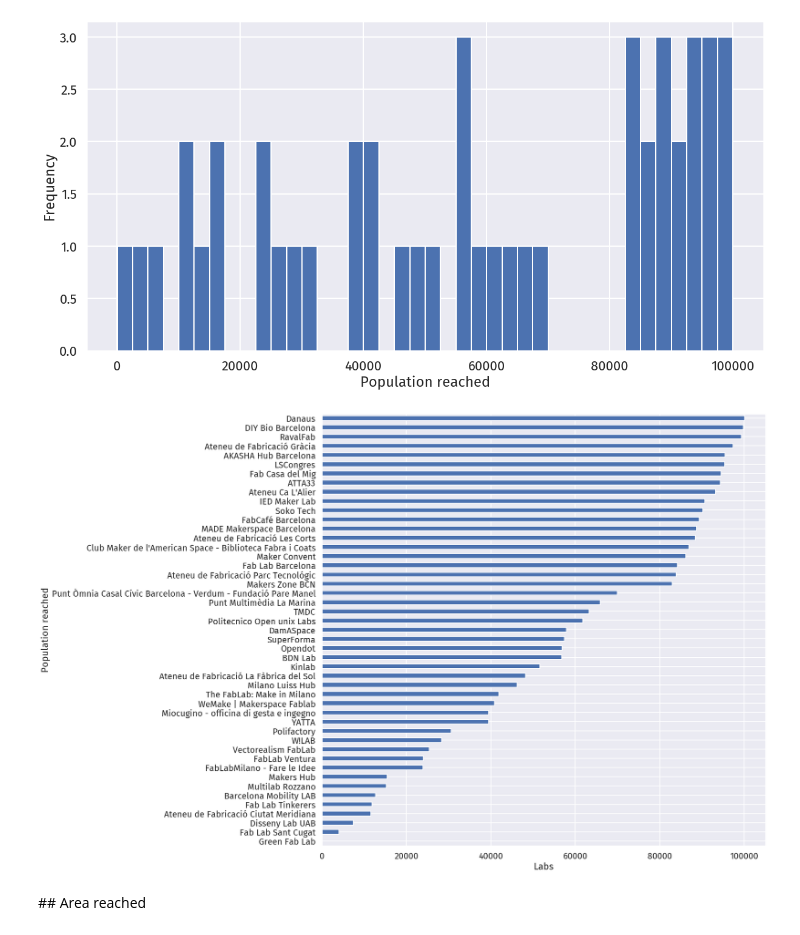
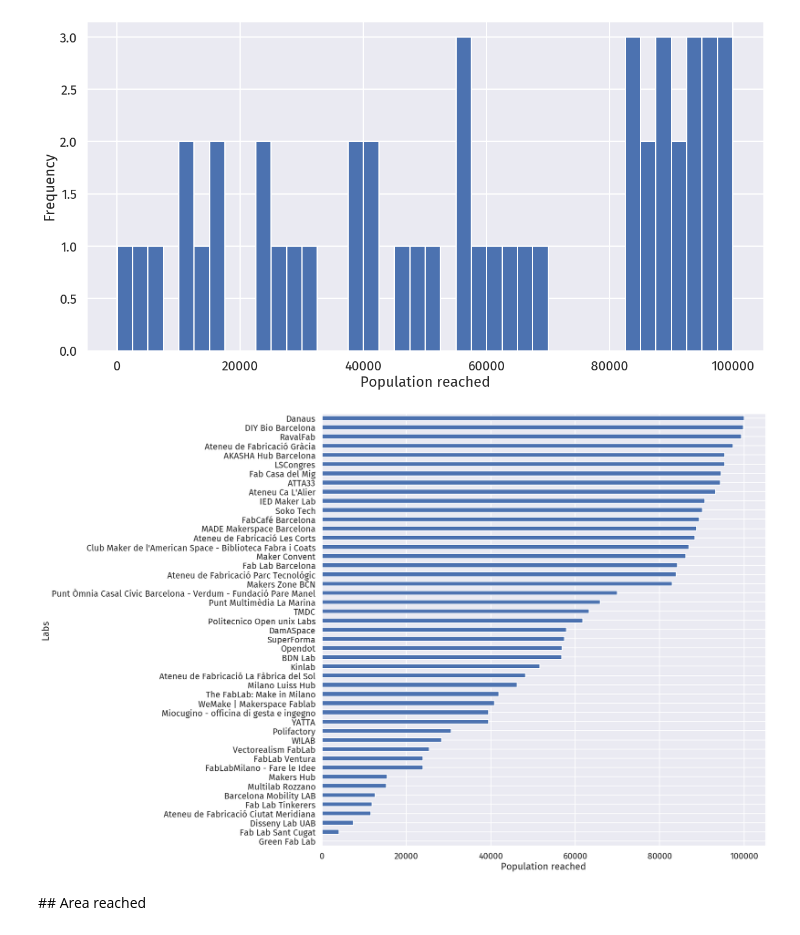
Before and after one commit to openp2pdesign/labs_access_analysis, a Jupyter notebook: 03_Plot_Map.ipynb, the cells around one changed output. Drawn from its saved outputs; the diff is of its cells as text; code cells hidden in the pictures.

Commit message:
Updates, fix axes, add city-only plotting

```diff
--- a/03_Plot_Map.ipynb
+++ b/03_Plot_Map.ipynb
@@ -111,16 +111,16 @@ plt.savefig("png/labs_population_hist.png", dpi=300, bbox_inches="tight")
 # %%
 # Configure font
 matplotlib.rcParams['font.sans-serif'] = "Fira Sans"
 matplotlib.rcParams['font.family'] = "sans-serif"
 sns.set_context("poster")
 # Plot the data
 map_data.sort_values(by=['total_pop'])['total_pop'].plot(kind="barh", figsize=(20,20))
-plt.ylabel('Population reached')
-plt.xlabel('Labs')
+plt.xlabel('Population reached')
+plt.ylabel('Labs')
 plt.savefig("svg/labs_population_bar.svg", bbox_inches="tight")
 plt.savefig("png/labs_population_bar.png", dpi=300, bbox_inches="tight")
 # %% [output]
-[figure, old version]
+[figure, new version]
 # %% [markdown]
 ## Area reached
 # %%
```
Also changed, not shown: parts of 5 cells of this notebook, 41 other files.
